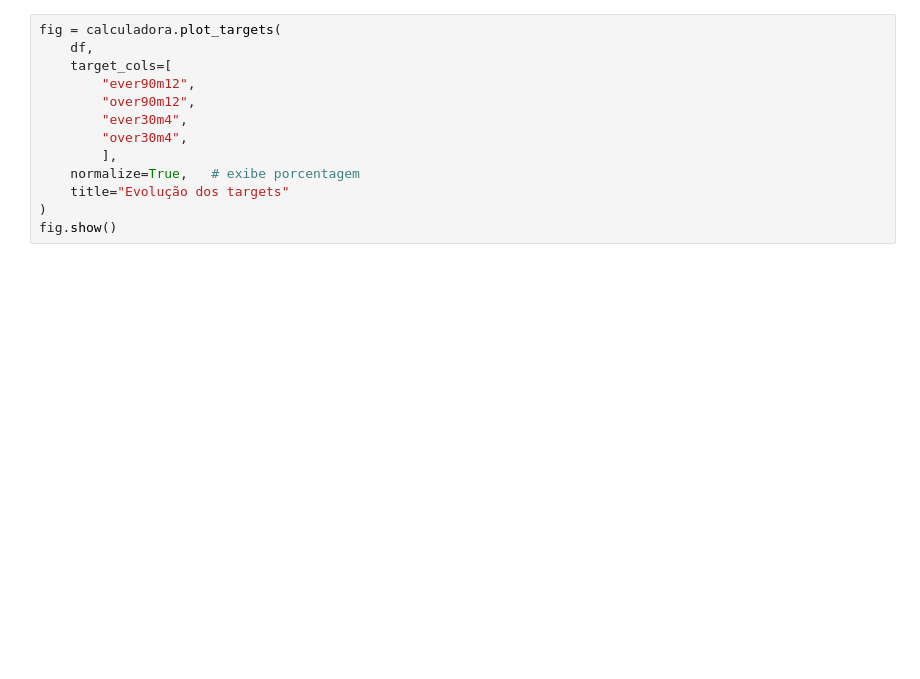
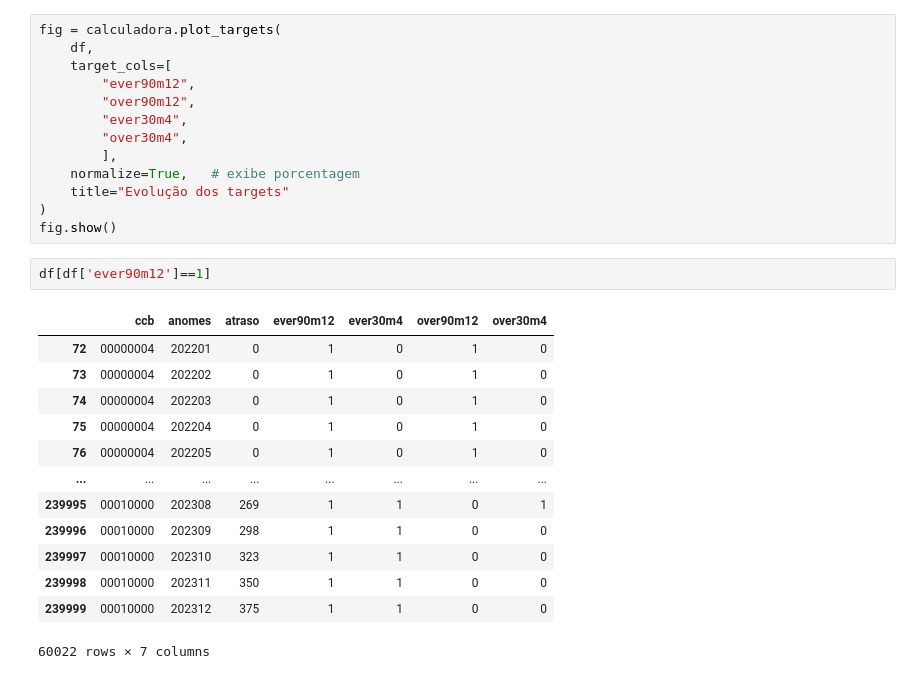
Before and after one commit to joaaomaia/creditlab, a Jupyter notebook: targets/exemplo.ipynb, the cells around one changed output. Cells and saved outputs as stored; diff of their text form; blank space fills up the shorter version.

```diff
--- a/targets/exemplo.ipynb
+++ b/targets/exemplo.ipynb
@@ -178,3 +176,19 @@ fig = calculadora.plot_targets(
     title="Evolução dos targets"
 )
 fig.show()
+# %%
+df[df['ever90m12']==1]
+# %% [output]
+|  | ccb | anomes | atraso | ever90m12 | ever30m4 | over90m12 | over30m4 |
+| 72 | 00000004 | 202201 | 0 | 1 | 0 | 1 | 0 |
+| 73 | 00000004 | 202202 | 0 | 1 | 0 | 1 | 0 |
+| 74 | 00000004 | 202203 | 0 | 1 | 0 | 1 | 0 |
+| 75 | 00000004 | 202204 | 0 | 1 | 0 | 1 | 0 |
+| 76 | 00000004 | 202205 | 0 | 1 | 0 | 1 | 0 |
+| ... | ... | ... | ... | ... | ... | ... | ... |
+| 239995 | 00010000 | 202308 | 269 | 1 | 1 | 0 | 1 |
+| 239996 | 00010000 | 202309 | 298 | 1 | 1 | 0 | 0 |
+| 239997 | 00010000 | 202310 | 323 | 1 | 1 | 0 | 0 |
+| 239998 | 00010000 | 202311 | 350 | 1 | 1 | 0 | 0 |
+| 239999 | 00010000 | 202312 | 375 | 1 | 1 | 0 | 0 |
+60022 rows × 7 columns
```
Also changed, not shown: parts of 6 cells of this notebook, 1 other file.
